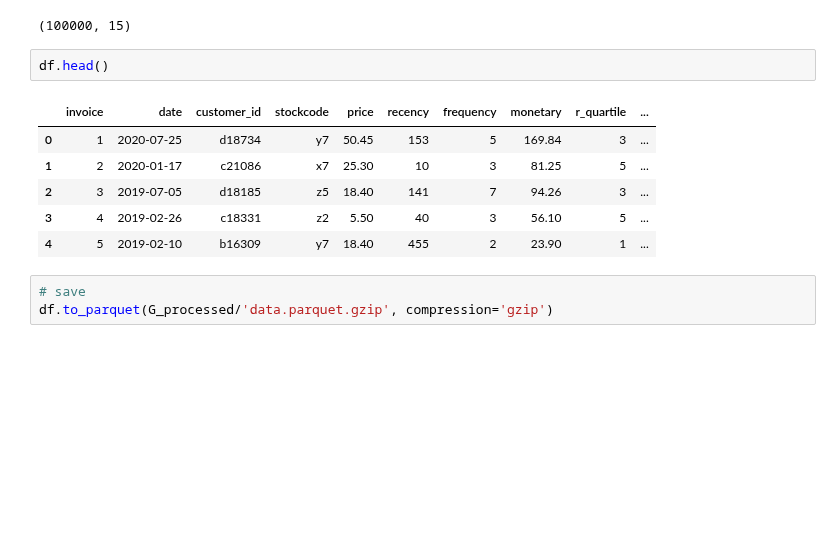
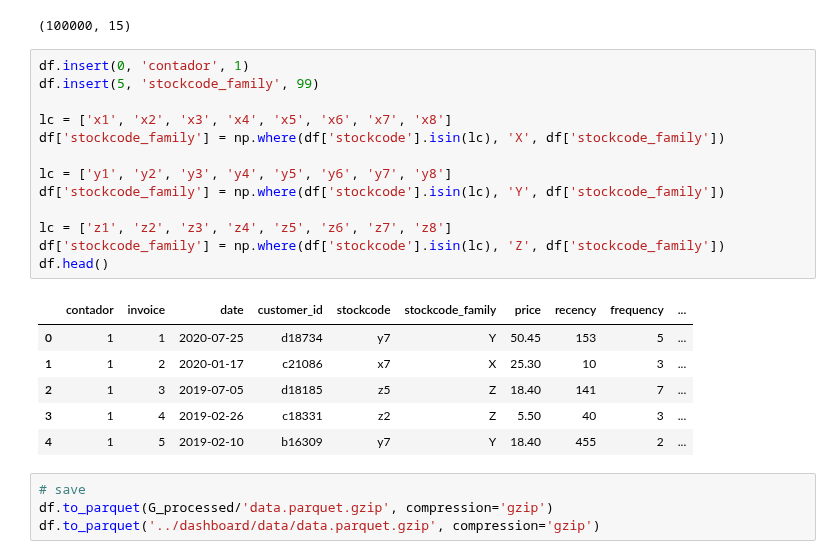
Before and after one commit to oecorrechag/Project-Australia, a Jupyter notebook: notebooks/3.0.0_export.ipynb, the cells around one changed output. Saved outputs shown, nothing was run; the diff lists cells and outputs as text; blank space fills up the shorter version.

```diff
--- a/notebooks/3.0.0_export.ipynb
+++ b/notebooks/3.0.0_export.ipynb
@@ -50,15 +50,27 @@ df = pd.merge(df, df_ks, how='left', on=['customer_id'])
 df.shape
 # %% [output]
 (100000, 15)
-# %%
-df.head()
-# %% [output]
-|  | invoice | date | customer_id | stockcode | price | recency | frequency | monetary | r_quartile | ... |
-| 0 | 1 | 2020-07-25 | d18734 | y7 | 50.45 | 153 | 5 | 169.84 | 3 | ... |
-| 1 | 2 | 2020-01-17 | c21086 | x7 | 25.30 | 10 | 3 | 81.25 | 5 | ... |
-| 2 | 3 | 2019-07-05 | d18185 | z5 | 18.40 | 141 | 7 | 94.26 | 3 | ... |
-| 3 | 4 | 2019-02-26 | c18331 | z2 | 5.50 | 40 | 3 | 56.10 | 5 | ... |
-| 4 | 5 | 2019-02-10 | b16309 | y7 | 18.40 | 455 | 2 | 23.90 | 1 | ... |
+# %%
+df.insert(0, 'contador', 1)
+df.insert(5, 'stockcode_family', 99)
+
+lc = ['x1', 'x2', 'x3', 'x4', 'x5', 'x6', 'x7', 'x8']
+df['stockcode_family'] = np.where(df['stockcode'].isin(lc), 'X', df['stockcode_family'])
+
+lc = ['y1', 'y2', 'y3', 'y4', 'y5', 'y6', 'y7', 'y8']
+df['stockcode_family'] = np.where(df['stockcode'].isin(lc), 'Y', df['stockcode_family'])
+
+lc = ['z1', 'z2', 'z3', 'z4', 'z5', 'z6', 'z7', 'z8']
+df['stockcode_family'] = np.where(df['stockcode'].isin(lc), 'Z', df['stockcode_family'])
+df.head()
+# %% [output]
+|  | contador | invoice | date | customer_id | stockcode | stockcode_family | price | recency | frequency | ... |
+| 0 | 1 | 1 | 2020-07-25 | d18734 | y7 | Y | 50.45 | 153 | 5 | ... |
+| 1 | 1 | 2 | 2020-01-17 | c21086 | x7 | X | 25.30 | 10 | 3 | ... |
+| 2 | 1 | 3 | 2019-07-05 | d18185 | z5 | Z | 18.40 | 141 | 7 | ... |
+| 3 | 1 | 4 | 2019-02-26 | c18331 | z2 | Z | 5.50 | 40 | 3 | ... |
+| 4 | 1 | 5 | 2019-02-10 | b16309 | y7 | Y | 18.40 | 455 | 2 | ... |
 # %%
 # save
 df.to_parquet(G_processed/'data.parquet.gzip', compression='gzip')
+df.to_parquet('../dashboard/data/data.parquet.gzip', compression='gzip')
```
Also changed, not shown: 13 other files.
